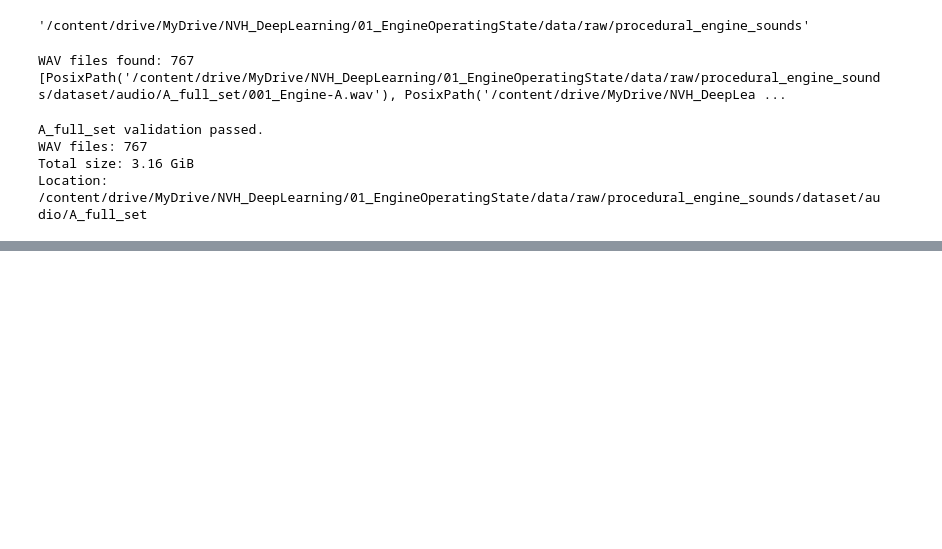
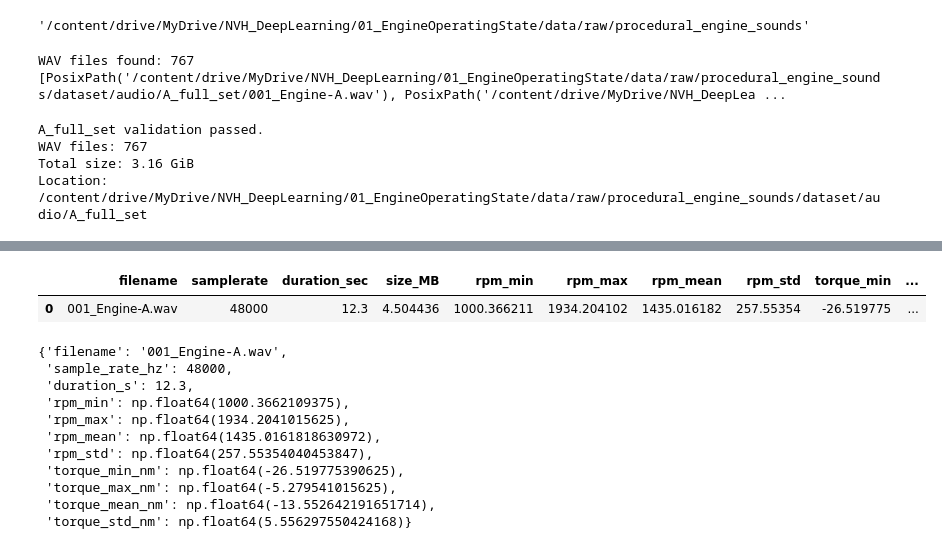
Before and after one commit to vaibhavjiyer87/engine-nvh-deep-learning, a Jupyter notebook: notebooks/01_dataset_ingestion_and_audit.ipynb, the cells around one changed output, grey strips where cells are left out. Drawn from its saved outputs; the diff is of its cells as text; code cells hidden in the pictures; blank space fills up the shorter version.

```diff
--- a/notebooks/01_dataset_ingestion_and_audit.ipynb
+++ b/notebooks/01_dataset_ingestion_and_audit.ipynb
@@ -226,0 +323,41 @@ Location: /content/drive/MyDrive/NVH_DeepLearning/01_EngineOperatingState/data/r
+# %%
+## Step-8: Cross-check the WAV against supplied metadata
+# For the same file, locate its metadata row
+filename_column = "filename"  # Adjust after inspecting columns
+
+metadata_row = stats_df.loc[
+    stats_df[filename_column] == example_path.name
+]
+
+display(metadata_row)
+
+# Compare calculated metrics vs. metadata metrics
+calculated_stats = {
+    "filename": example_path.name,
+    "sample_rate_hz": sample_rate,
+    "duration_s": len(signal) / sample_rate,
+    "rpm_min": rpm_trace.min(),
+    "rpm_max": rpm_trace.max(),
+    "rpm_mean": rpm_trace.mean(),
+    "rpm_std": rpm_trace.std(),
+    "torque_min_nm": torque_trace_nm.min(),
+    "torque_max_nm": torque_trace_nm.max(),
+    "torque_mean_nm": torque_trace_nm.mean(),
+    "torque_std_nm": torque_trace_nm.std(),
+}
+
+calculated_stats
+# %% [output]
+|  | filename | samplerate | duration_sec | size_MB | rpm_min | rpm_max | rpm_mean | rpm_std | torque_min | ... |
+| 0 | 001_Engine-A.wav | 48000 | 12.3 | 4.504436 | 1000.366211 | 1934.204102 | 1435.016182 | 257.55354 | -26.519775 | ... |
+{'filename': '001_Engine-A.wav',
+ 'sample_rate_hz': 48000,
+ 'duration_s': 12.3,
+ 'rpm_min': np.float64(1000.3662109375),
+ 'rpm_max': np.float64(1934.2041015625),
+ 'rpm_mean': np.float64(1435.0161818630972),
+ 'rpm_std': np.float64(257.55354040453847),
+ 'torque_min_nm': np.float64(-26.519775390625),
+ 'torque_max_nm': np.float64(-5.279541015625),
+ 'torque_mean_nm': np.float64(-13.552642191651714),
+ 'torque_std_nm': np.float64(5.556297550424168)}
```
Also changed, not shown: parts of 3 cells of this notebook.
